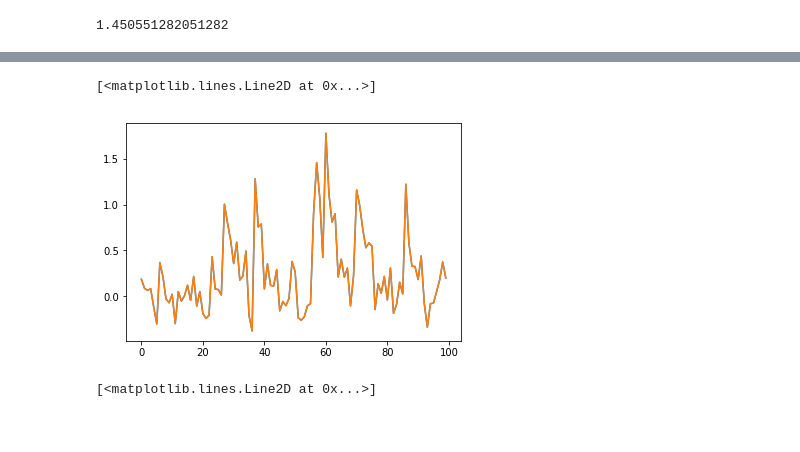
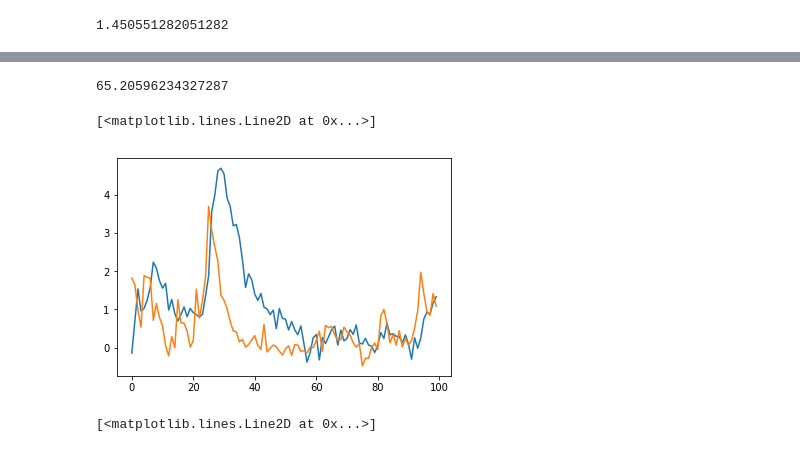
Before and after one commit to lyprince/hierarchical_lfads, a Jupyter notebook: synthetic_data.ipynb, the cells around one changed output, grey strips where cells are left out. Drawn from its saved outputs; the diff is of its cells as text; code cells hidden in the pictures.

```diff
--- a/synthetic_data.ipynb
+++ b/synthetic_data.ipynb
@@ -8,5 +15,5 @@ from mpl_toolkits.mplot3d import Axes3D
 # %%
-params = yaml.load(open('./synth_data/lorenz_params.yaml'), Loader=yaml.FullLoader)
+params = yaml.load(open('./synth_data/lorenz_params.yaml'), Loader=yaml.Loader)
 # %%
 lorenz = LorenzSystem(num_inits= params['inits'],
                       dt= params['dt_sys'])
@@ -82 +105,3 @@ F = data_dict['train_fluor']
+# %%
+F1 = data_dict['train_fluor_ar1']
 # %%
@@ -95,0 +121,4 @@ plt.plot(C[2, :100, 0])
+# %%
+F2 = data_dict['train_fluor_mlspike']
+plt.imshow(F2[2].T, aspect=4)
+plt.colorbar()
@@ -95,0 +128,5 @@ plt.plot(C[2, :100, 0])
+# %%
+num_trials, num_steps, num_cells = F2.shape
+data = F2.reshape(num_trials * num_steps, num_cells)
+plt.plot(data[200:300,14])
+plt.plot(C[2, :100, 14])
@@ -96,10 +136,14 @@ plt.plot(C[2, :100, 0])
+# %%
+np.max(F2)
+# %% [output]
+65.20596234327287
 # %%
 data = data.reshape(num_trials, num_steps, num_cells)
 plt.plot(data[10, :, 20])
-plt.plot(F[10, :, 20])
+plt.plot(F1[10, :, 20])
 # %% [output]
 [<matplotlib.lines.Line2D at 0x...>]
-[figure, old version]
+[figure, new version]
 # %%
 num_trials, num_steps, num_cells = F.shape
 data = F.transpose(0, 2, 1)
```
Also changed, not shown: parts of 27 cells of this notebook, 11 other files.
